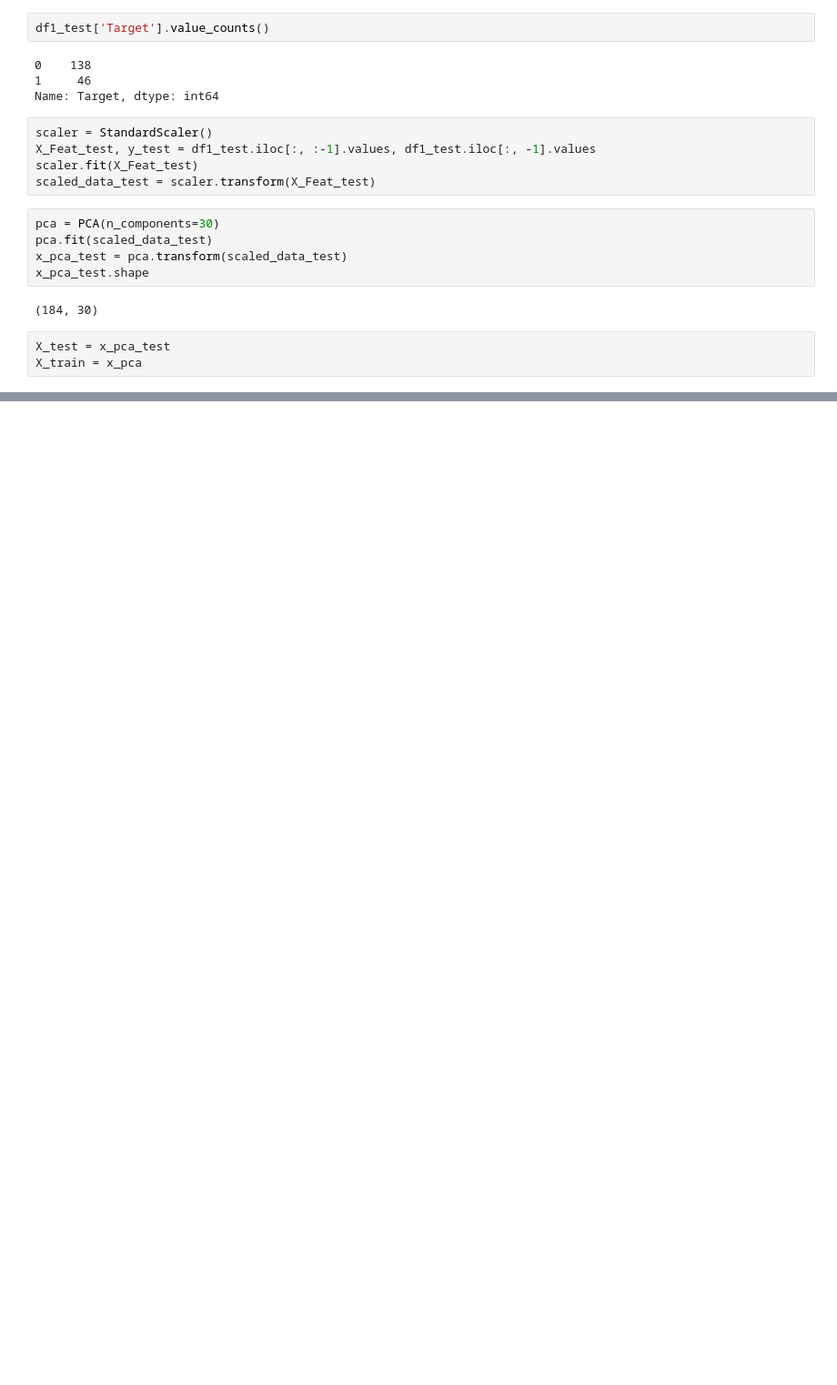
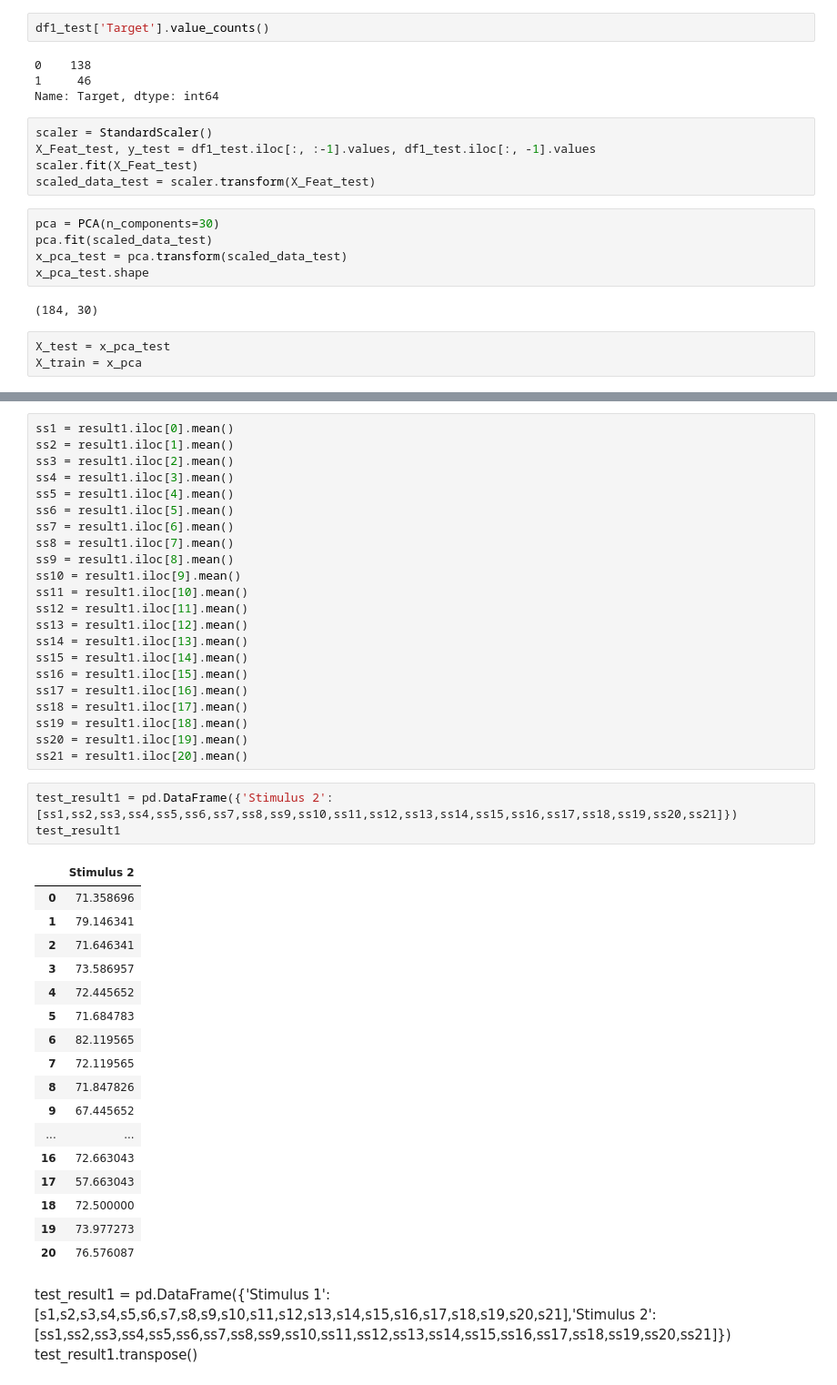
Before and after one commit to maigacribzz/EEG-Biometrics, a Jupyter notebook: Test_ResteyeClosed_Biometrics.ipynb, the cells around one changed output, grey strips where cells are left out. Shown at 91% size. Cells and saved outputs as stored; diff of their text form; blank space fills up the shorter version.

Commit message:
Second Stimulus Notebook

```diff
--- a/Test_ResteyeClosed_Biometrics.ipynb
+++ b/Test_ResteyeClosed_Biometrics.ipynb
@@ -1231,0 +1201,46 @@ ValueError: ('Lengths must match to compare', (1962,), (1,))
+# %%
+ss1 = result1.iloc[0].mean()
+ss2 = result1.iloc[1].mean()
+ss3 = result1.iloc[2].mean()
+ss4 = result1.iloc[3].mean()
+ss5 = result1.iloc[4].mean()
+ss6 = result1.iloc[5].mean()
+ss7 = result1.iloc[6].mean()
+ss8 = result1.iloc[7].mean()
+ss9 = result1.iloc[8].mean()
+ss10 = result1.iloc[9].mean()
+ss11 = result1.iloc[10].mean()
+ss12 = result1.iloc[11].mean()
+ss13 = result1.iloc[12].mean()
+ss14 = result1.iloc[13].mean()
+ss15 = result1.iloc[14].mean()
+ss16 = result1.iloc[15].mean()
+ss17 = result1.iloc[16].mean()
+ss18 = result1.iloc[17].mean()
+ss19 = result1.iloc[18].mean()
+ss20 = result1.iloc[19].mean()
+ss21 = result1.iloc[20].mean()
+# %%
+test_result1 = pd.DataFrame({'Stimulus 2': [ss1,ss2,ss3,ss4,ss5,ss6,ss7,ss8,ss9,ss10,ss11,ss12,ss13,ss14,ss15,ss16,ss17,ss18,ss19,ss20,ss21]})
+test_result1
+# %% [output]
+|  | Stimulus 2 |
+| 0 | 71.358696 |
+| 1 | 79.146341 |
+| 2 | 71.646341 |
+| 3 | 73.586957 |
+| 4 | 72.445652 |
+| 5 | 71.684783 |
+| 6 | 82.119565 |
+| 7 | 72.119565 |
+| 8 | 71.847826 |
+| 9 | 67.445652 |
+| ... | ... |
+| 16 | 72.663043 |
+| 17 | 57.663043 |
+| 18 | 72.500000 |
+| 19 | 73.977273 |
+| 20 | 76.576087 |
+# %% [markdown]
+test_result1 = pd.DataFrame({'Stimulus 1': [s1,s2,s3,s4,s5,s6,s7,s8,s9,s10,s11,s12,s13,s14,s15,s16,s17,s18,s19,s20,s21],'Stimulus 2': [ss1,ss2,ss3,ss4,ss5,ss6,ss7,ss8,ss9,ss10,ss11,ss12,ss13,ss14,ss15,ss16,ss17,ss18,ss19,ss20,ss21]})
+test_result1.transpose()
```
Also changed, not shown: parts of 26 cells of this notebook.
